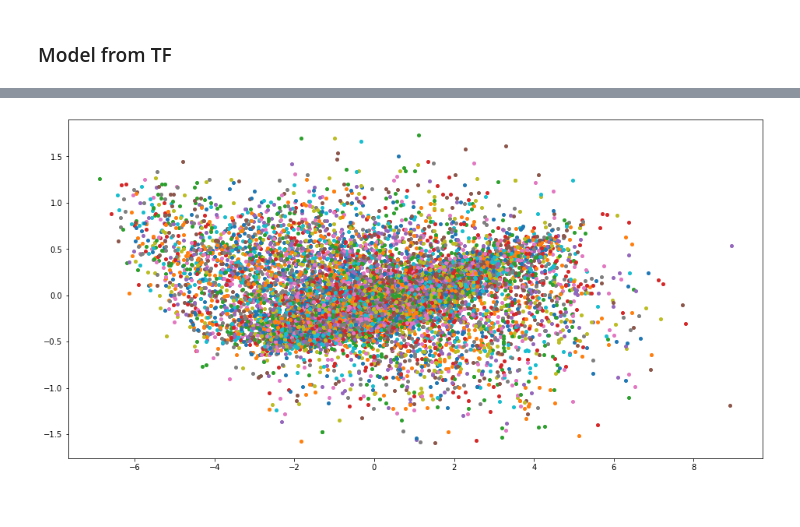
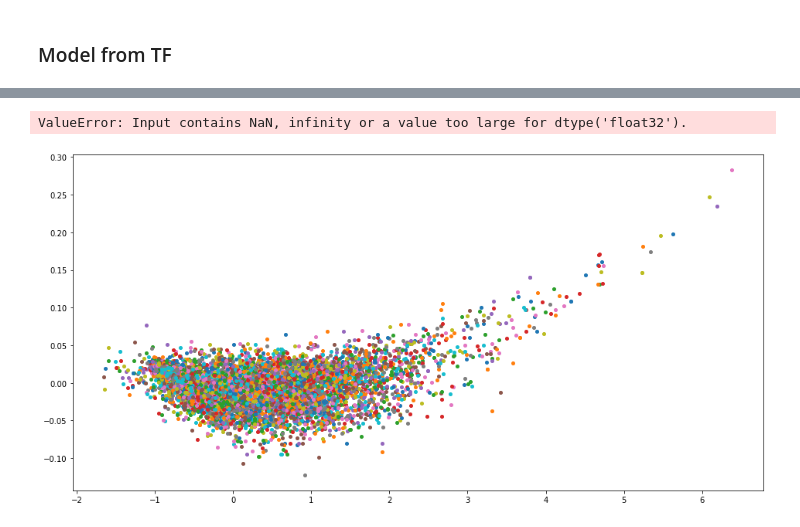
Before and after one commit to MefAldemisov/SourceCodeAuthorshipAttribution, a Jupyter notebook: Embeddings.ipynb, the cells around one changed output, grey strips where cells are left out. Drawn from its saved outputs; the diff is of its cells as text; code cells hidden in the pictures.

Commit message:
Visualization of classifiers tested

```diff
--- a/Embeddings.ipynb
+++ b/Embeddings.ipynb
@@ -1215,3 +1310,5 @@ Some more links
 Whhen the dataset changed, the accuracy dropped drammatically, however, the visualization performed better
 # %% [markdown]
 ### Model from TF
+# %%
+y = np.argmax(y, axis=1)
@@ -1230,7 +1338,7 @@ class TestCallback(callbacks.Callback):
     def __init__(self, X, y, threshold=0.2, input_size=600):
         self.threshold = threshold
         self.input_size = input_size
-        index = np.where(new_y<25)[0]
+        index = np.where(y<5)[0]
         self.X = X[index]
         self.y = y[index]
         self.scores = []
@@ -1277,14 +1385,14 @@ class TestCallback(callbacks.Callback):
 # %%
 batch_size = 128
 epochs = 150
-steps_per_epoch = int(new_X.shape[0]/batch_size)
+steps_per_epoch = int(X_train.shape[0]/batch_size)
 
-lr_schedule = callbacks.ReduceLROnPlateau(monitor="loss", actor=0.5, patience=2, min_delta=0.000001, verbouse=1)
-early_stopping = callbacks.EarlyStopping(monitor="loss", min_delta = 0.0001, patience=7, restore_best_weights=True)
-test_cb = TestCallback(new_X, new_y)
+lr_schedule = callbacks.ReduceLROnPlateau(monitor="loss", actor=0.5, patience=3, min_delta=0.000001, verbouse=1)
+early_stopping = callbacks.EarlyStopping(monitor="loss", min_delta = 0.0001, patience=10, restore_best_weights=True)
+test_cb = TestCallback(X_train, y_train)
 
-history = tfa_model.fit(x=new_X, y=new_y, epochs = epochs,
-                         validation_data = (new_X, new_y),
+history = tfa_model.fit(x=X_train, y=y_train, epochs = epochs,
+                         validation_data = (X_test, y_test),
                          steps_per_epoch=steps_per_epoch,
                          verbose=1,
                          callbacks=[lr_schedule, early_stopping, test_cb])
@@ -1326,7 +1434,7 @@ max(rsc['scores'])
 # %% [markdown]
 ![](https://external-content.duckduckgo.com/iu/?u=https%3A%2F%2Fwww.meme-arsenal.com%2Fmemes%2Fddb088b3a662269cc7da9a6e2a929eb5.jpg&f=1&nofb=1)
 # %%
-vectorized_X = tfa_model.predict(new_X)
+vectorized_X = tfa_model.predict(X_test)
 
 pca = PCA(n_components=3)
 
@@ -1334,12 +1442,14 @@ pca.fit(vectorized_X)
 
 pca_x = pca.transform(vectorized_X)
 
-y1d = new_y
+y1d = y_test
 # y1d = np.argmax(new_y, axis=1)
+# %% [output]
+ValueError: Input contains NaN, infinity or a value too large for dtype('float32').
 # %%
 plt.figure(figsize=(16, 8))
 for i in range(500):
-    plt.plot(pca_x[np.where(y1d==i), 1][0], pca_x[np.where(y1d==i), 2][0], 'o', ms=4)# label=str(i))
+    plt.plot(pca_x[np.where(y1d==i), 0][0], pca_x[np.where(y1d==i), 1][0], 'o', ms=4)# label=str(i))
 # plt.legend(ncol=4)
 # %% [output]
-[figure, old version]
+[figure, new version]
```
Also changed, not shown: parts of 69 cells of this notebook.
